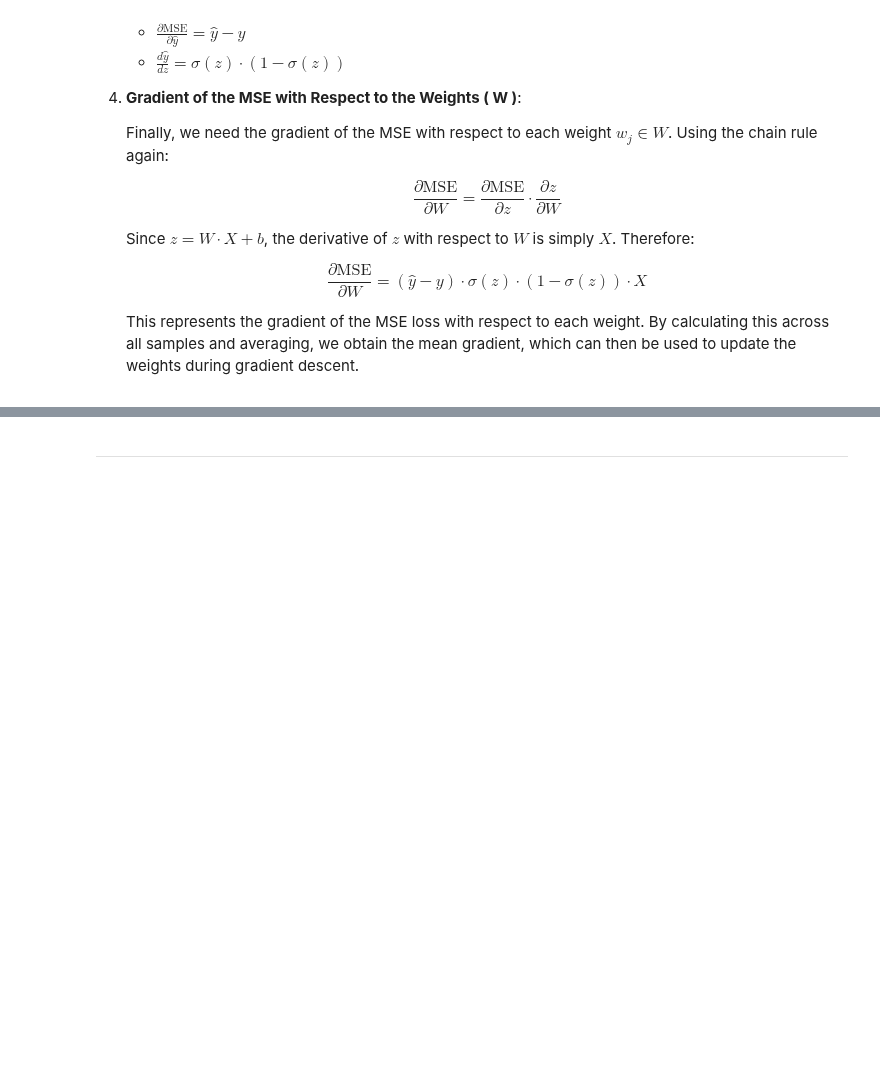
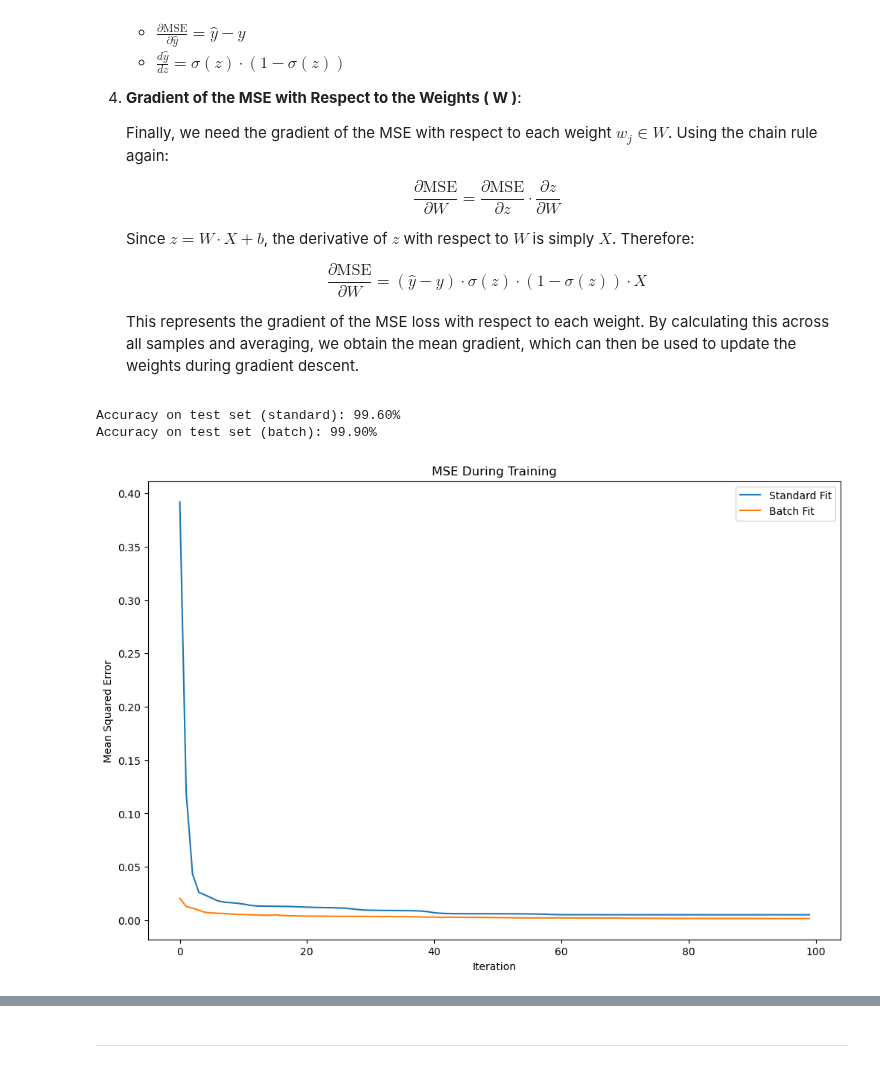
Before and after one commit to MarvinKohnen/deep-reinforcement-learning, a Jupyter notebook: drl_deep_course/4_Classification/4_A_Classification.ipynb, the cells around one changed output, grey strips where cells are left out. Cells and saved outputs as stored; diff of their text form; code cells hidden in the pictures; blank space fills up the shorter version.

```diff
--- a/drl_deep_course/4_Classification/4_A_Classification.ipynb
+++ b/drl_deep_course/4_Classification/4_A_Classification.ipynb
@@ -194,8 +200,8 @@ class SigmoidActivationFunction:
         np.array or float
             The sigmoid function output for each element in x.
         """
-        # TODO: Implement sigmoid function
-        return (x) # TODO
+        y = 1 / (1 + np.exp(-x))
+        return (y)
 
     def derivative(self, x):
         """
@@ -209,8 +215,9 @@ class SigmoidActivationFunction:
         np.array or float
             The derivative of the sigmoid function for each element in x.
         """
-        # TODO: Implement derivative of sigmoid.
-        return (x)
+        sigma = self(x)
+        y = sigma * (1 - sigma)
+        return (y)
 # %%
 import numpy as np
 import matplotlib.pyplot as plt
@@ -403,8 +412,11 @@ class SingleLayerNeuralNetwork:
         """
         # TODO: Implement the two steps =
         # 1. weighted sum of inputs
+        weighted_sum = np.matmul(X, self.weights.T)
         # 2. Applying Activation function
         # Use the activation function class
+        activation_function = SigmoidActivationFunction()
+        layer_output = activation_function(weighted_sum)
         return layer_output
 
     def predict(self, X):
@@ -431,13 +443,13 @@ class SingleLayerNeuralNetwork:
             # Backward pass: calculate the gradient for the weights
             layer_input = np.dot(X_with_bias, self.weights.T)  # Linear combination
             # TODO: Calculate the backward pass using the chain rule
-            # 1. Derive the derivative of the error wrt. what was comming out of the calculation above
+            # 1. Derive the derivative of the error wrt. what was coming out of the calculation above
             # = the output of the activation function
             # This delta consists (as in the linear case) of the derivative of the MSE
             # but remember that there is now an activation function involved
             # -> therefore, you have to use the inner derivative as well of this function
             # Step backwards through the activation function (using the derivative)
-            delta = ...
+            delta = (layer_output - y) * self.activation_function.derivative(layer_input)
 
             # 2. Now, calculate this to the first part of the forward step,
             # i.e. the weighted sum (as before)
@@ -472,6 +484,19 @@ class SingleLayerNeuralNetwork:
             y_shuffled = y[indices]
 
             # TODO: Process each mini-batch, run in a loop through the data set
+            for i in (0, n_samples, batch_size):
+                X_batch = X_shuffled[i:i+batch_size]
+                y_batch = y_shuffled[i:i+batch_size]
+                # Use the forward pass to get the predictions
+
+                layer_output = self.forward(X_batch)
+                layer_input = np.dot(X_batch, self.weights.T)
+
+                delta = (layer_output - y_batch) * self.activation_function.derivative(layer_input)
+
+                gradient = np.dot(delta.T, X_batch) / X.shape[0]
+
+                self.weights -= self.learning_rate * gradient
 
             # Calculate Mean Squared Error over the entire dataset for monitoring
             epoch_output = self.forward(X_with_bias)
@@ -489,36 +514,50 @@ from sklearn.metrics import accuracy_score
 
 # Initialize and train the SimpleNeuralNetwork model
 input_dim = X_train.shape[1]
 model = SingleLayerNeuralNetwork(input_dim=input_dim, learning_rate=0.001, n_iterations=100)
 model.fit(X_train, y_train)
 
 # TODO: Make predictions on the test set
-y_pred = ...
+y_pred = model.predict(X_test)
 y_pred = (y_pred > 0.5).astype(int)  # Apply threshold to convert probabilities to binary labels
 
 # Calculate accuracy
 accuracy = accuracy_score(y_test, y_pred)
+mse_history = model.get_mse_history()
 
 # TODO TASK B: Initialize and train the model with mini-batch fit method
 # Make predictions on the test set using the batch model
+model = SingleLayerNeuralNetwork(input_dim=input_dim, learning_rate=0.001, n_iterations=100)
+model.fit_batch(X_train, y_train)
+
+y_pred_batch = model.predict(X_test)
+y_pred_batch = (y_pred_batch > 0.5).astype(int)
+
+accuracy_batch = accuracy_score(y_test, y_pred_batch)
+mse_history_batch = model.get_mse_history()
 
 print(f"Accuracy on test set (standard): {accuracy * 100:.2f}%")
+print(f"Accuracy on test set (batch): {accuracy_batch * 100:.2f}%")
 
 
 # Plot MSE history for both models
 plt.figure(figsize=(12, 8))
 
 # Plot MSE for the standard fit method
-plt.plot(model.get_mse_history(), label="Standard Fit")
+plt.plot(mse_history, label="Standard Fit")
 
 # Plot MSE for the batch fit method
-# TODO TASK B
+plt.plot(mse_history_batch, label="Batch Fit")
 
 plt.legend()
 plt.xlabel("Iteration")
 plt.ylabel("Mean Squared Error")
 plt.title("MSE During Training")
 plt.show()
+# %% [output]
+Accuracy on test set (standard): 99.60%
+Accuracy on test set (batch): 99.90%
+[figure, added]
 # %%
 import matplotlib.pyplot as plt
 import numpy as np
```
Also changed, not shown: parts of 9 cells of this notebook.
